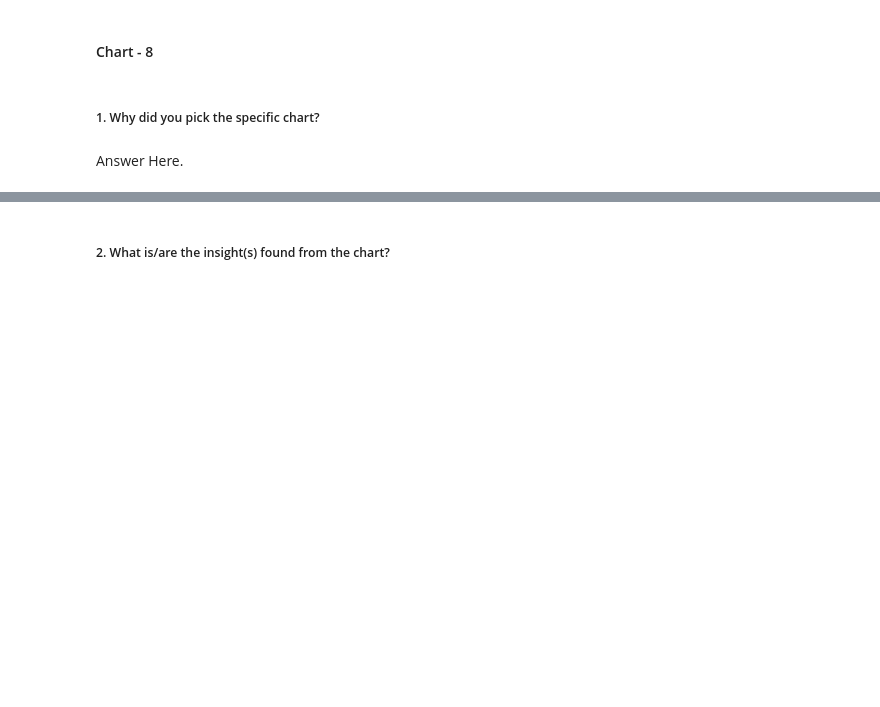
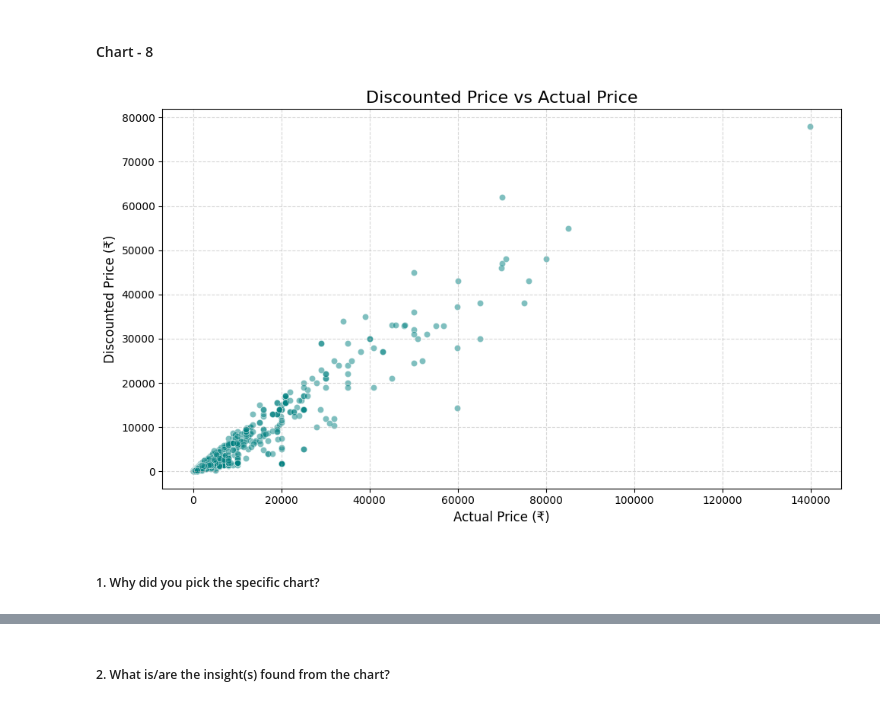
Before and after one commit to Sneha8126/ML---Unsupervised-Learning-Project, a Jupyter notebook: Sneha_copy_of_Sample_ML_Submission_Clustering_Template.ipynb, the cells around one changed output, grey strips where cells are left out. Drawn from its saved outputs; the diff is of its cells as text; code cells hidden in the pictures; blank space fills up the shorter version.

Commit message:
Added Chart-8

```diff
--- a/Sneha_copy_of_Sample_ML_Submission_Clustering_Template.ipynb
+++ b/Sneha_copy_of_Sample_ML_Submission_Clustering_Template.ipynb
@@ -747,4 +745,26 @@ Are there any insights that lead to negative growth? Justify with specific reaso
+# %%
+# Chart - 8 visualization code
+
+plt.figure(figsize=(10,6))
+
+sns.scatterplot(
+    data=df,
+    x='actual_price',
+    y='discounted_price',
+    alpha=0.5,
+    s=35,
+    color='teal'
+)
+
+plt.title('Discounted Price vs Actual Price', fontsize=16)
+plt.xlabel('Actual Price (₹)', fontsize=12)
+plt.ylabel('Discounted Price (₹)', fontsize=12)
+
+plt.grid(True, linestyle='--', alpha=0.5)
+
+plt.tight_layout()
+plt.show()
+# %% [output]
+[figure, added]
 # %% [markdown]
 ##### 1. Why did you pick the specific chart?
-# %% [markdown]
-Answer Here.
```
Also changed, not shown: parts of 6 cells of this notebook.
